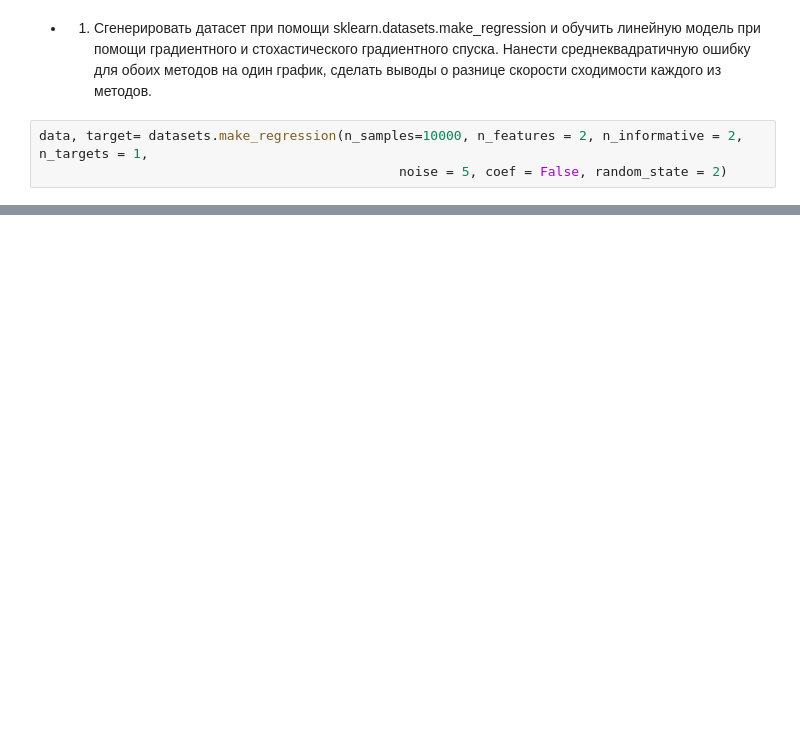
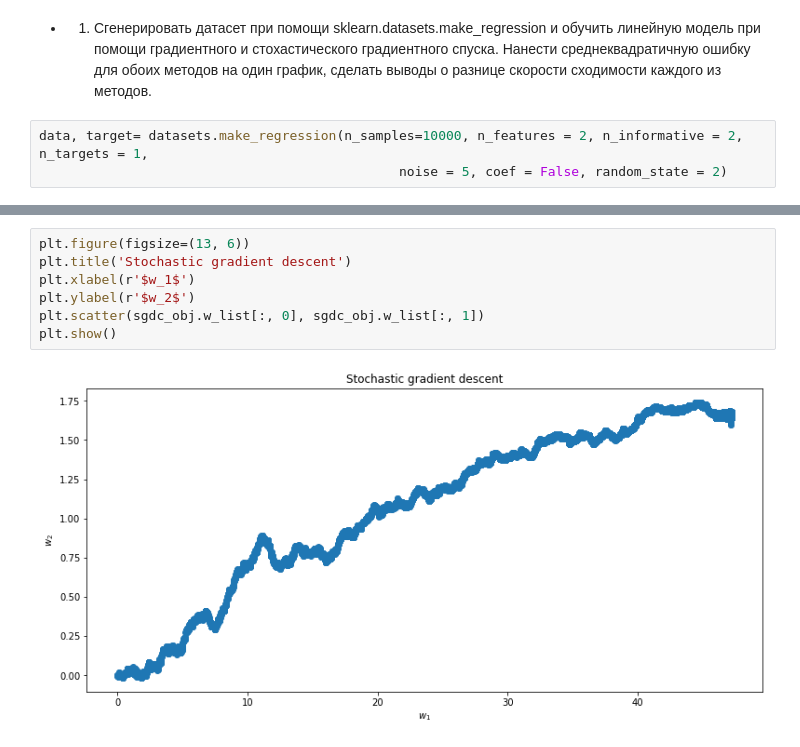
Before and after one commit to IInvasion/data_analysis_algorithms, a Jupyter notebook: hometask_2.ipynb, the cells around one changed output, grey strips where cells are left out. Drawn from its saved outputs; the diff is of its cells as text; blank space fills up the shorter version.

```diff
--- a/hometask_2.ipynb
+++ b/hometask_2.ipynb
@@ -98,2 +169,11 @@ sgdc_obj.stochastic_gradient_descent()
+# %%
+plt.figure(figsize=(13, 6))
+plt.title('Stochastic gradient descent')
+plt.xlabel(r'$w_1$')
+plt.ylabel(r'$w_2$')
+plt.scatter(sgdc_obj.w_list[:, 0], sgdc_obj.w_list[:, 1])
+plt.show()
+# %% [output]
+[figure, added]
 # %%
 plt.plot(range(len(gdc_obj.errors)), gdc_obj.errors, label='gradient descent')
```
Also changed, not shown: parts of 5 cells of this notebook.
